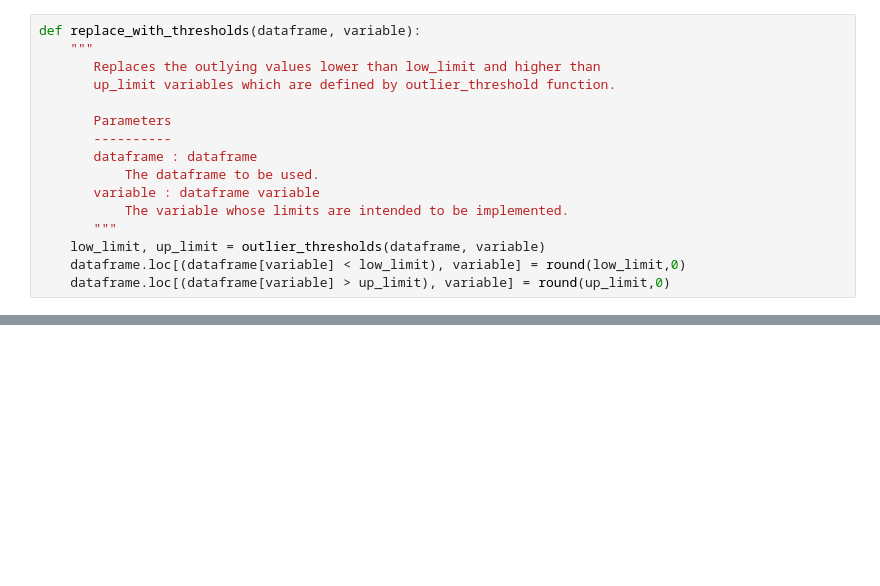
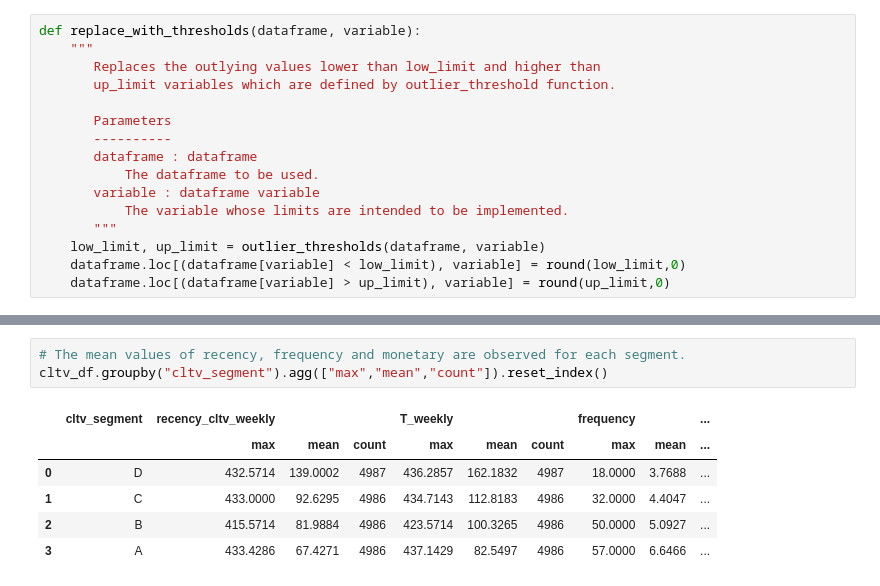
Before and after one commit to cagkangrsy/cltv_prediction_with_bgnbd_gamma, a Jupyter notebook: cltv-prediction-with-bg-nbd-and-gamma-gamma-models.ipynb, the cells around one changed output, grey strips where cells are left out. Saved outputs shown, nothing was run; the diff lists cells and outputs as text; blank space fills up the shorter version.

```diff
--- a/cltv-prediction-with-bg-nbd-and-gamma-gamma-models.ipynb
+++ b/cltv-prediction-with-bg-nbd-and-gamma-gamma-models.ipynb
@@ -366,0 +372,10 @@ cltv_df.groupby("cltv_segment").agg(["max","mean","count"])
+# %%
+# The mean values of recency, frequency and monetary are observed for each segment.
+cltv_df.groupby("cltv_segment").agg(["max","mean","count"]).reset_index()
+# %% [output]
+|  | cltv_segment | recency_cltv_weekly |  |  | T_weekly |  |  | frequency |  | ... |
+|  |  | max | mean | count | max | mean | count | max | mean | ... |
+| 0 | D | 432.5714 | 139.0002 | 4987 | 436.2857 | 162.1832 | 4987 | 18.0000 | 3.7688 | ... |
+| 1 | C | 433.0000 | 92.6295 | 4986 | 434.7143 | 112.8183 | 4986 | 32.0000 | 4.4047 | ... |
+| 2 | B | 415.5714 | 81.9884 | 4986 | 423.5714 | 100.3265 | 4986 | 50.0000 | 5.0927 | ... |
+| 3 | A | 433.4286 | 67.4271 | 4986 | 437.1429 | 82.5497 | 4986 | 57.0000 | 6.6466 | ... |
```
Also changed, not shown: parts of 56 cells of this notebook.
